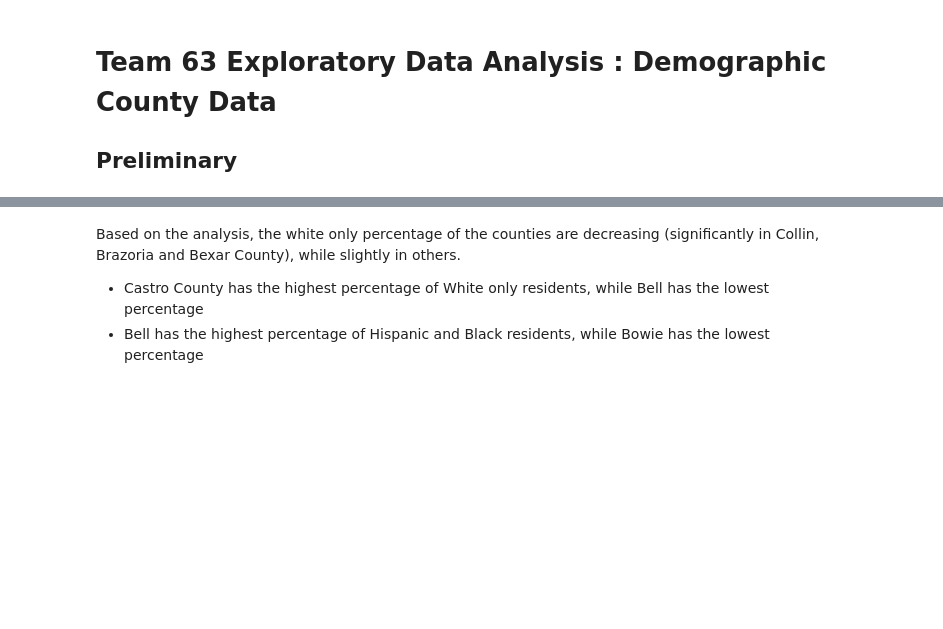
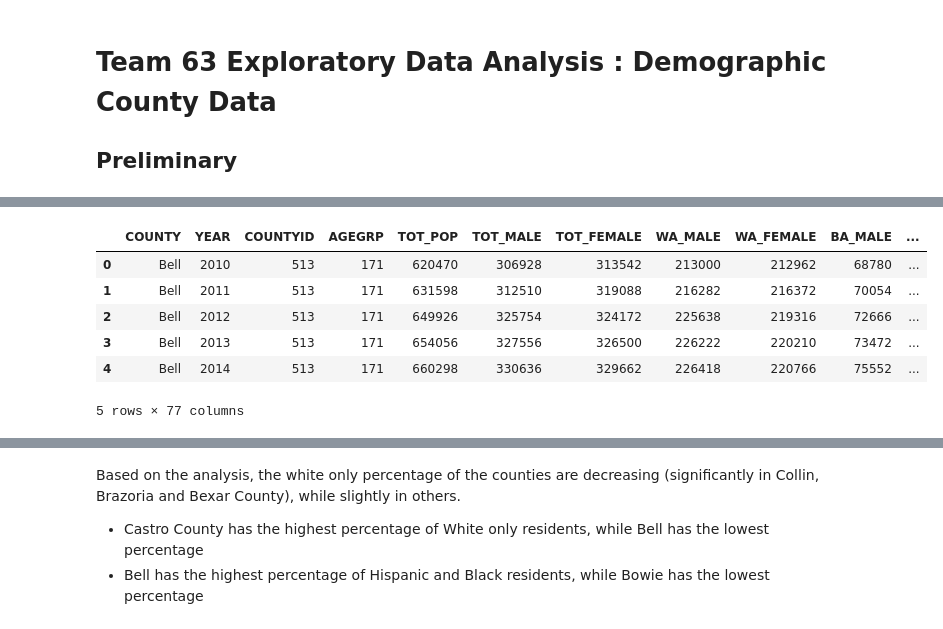
Before and after one commit to kymayodeji/texascensus, a Jupyter notebook: EDA_Demographics_2022.ipynb, the cells around one changed output, grey strips where cells are left out. Saved outputs shown, nothing was run; the diff lists cells and outputs as text; code cells hidden in the pictures; blank space fills up the shorter version.

```diff
--- a/EDA_Demographics_2022.ipynb
+++ b/EDA_Demographics_2022.ipynb
@@ -9,5 +10,5 @@ import matplotlib.pyplot as plt
 import seaborn as sns
 # %%
-#Info about the Texas Demographic Data
-df_demo=pd.read_csv('../data/cc-est2019-alldata-48.csv')
-print('Demographic: ', df_demo.shape, df_demo.columns)
+# Info about the Texas Demographic Data
+df_demo=pd.read_csv('data/cc-est2019-alldata-48.csv')
+print('Demographic: ', df_demo.shape, df_demo.columns.tolist())
@@ -48,0 +59,3 @@ df_spec_counties = df_demo_counties[df_demo_counties['FENAME'].isin(spec_countie
+# %%
+df_demo['CTYNAME']=df_demo['CTYNAME'].str.replace(' County', '')
+df_demo['CTYNAME'].head()
@@ -52,5 +128,15 @@ df_spec_counties['CTYNAME'].unique()
 # %%
 #Group the rows by County and Year, then sum the columns so I don't have to look at the data by age group
-grouped_spec_counties = df_spec_counties.groupby(['FENAME', 'YEAR'])
+grouped_spec_counties = df_spec_counties.groupby(['COUNTY', 'YEAR'])
 df=grouped_spec_counties.sum()
-df = df.reset_index()
+# drop unnecessary columns
+df = df.drop(['SUMLEV', 'STATE', 'STNAME'],axis=1).reset_index()
+df.head()
+# %% [output]
+|  | COUNTY | YEAR | COUNTYID | AGEGRP | TOT_POP | TOT_MALE | TOT_FEMALE | WA_MALE | WA_FEMALE | BA_MALE | ... |
+| 0 | Bell | 2010 | 513 | 171 | 620470 | 306928 | 313542 | 213000 | 212962 | 68780 | ... |
+| 1 | Bell | 2011 | 513 | 171 | 631598 | 312510 | 319088 | 216282 | 216372 | 70054 | ... |
+| 2 | Bell | 2012 | 513 | 171 | 649926 | 325754 | 324172 | 225638 | 219316 | 72666 | ... |
+| 3 | Bell | 2013 | 513 | 171 | 654056 | 327556 | 326500 | 226222 | 220210 | 73472 | ... |
+| 4 | Bell | 2014 | 513 | 171 | 660298 | 330636 | 329662 | 226418 | 220766 | 75552 | ... |
+5 rows × 77 columns
```
Also changed, not shown: parts of 21 cells of this notebook.
